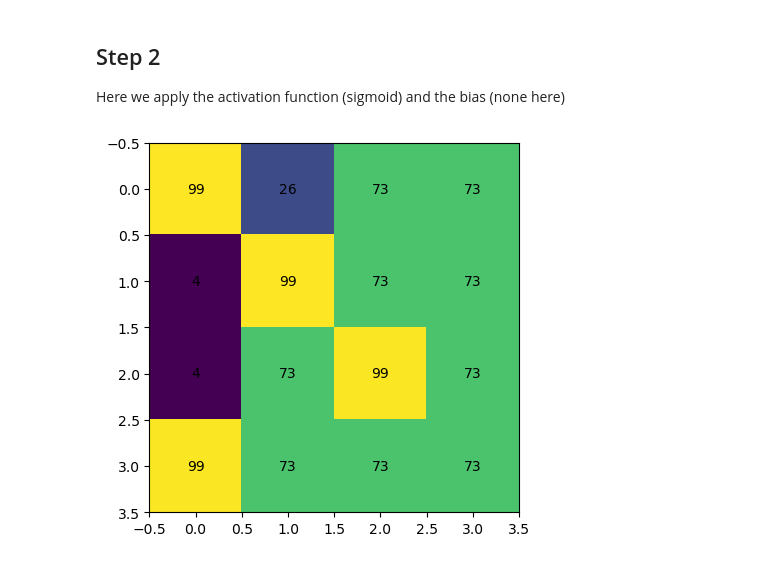
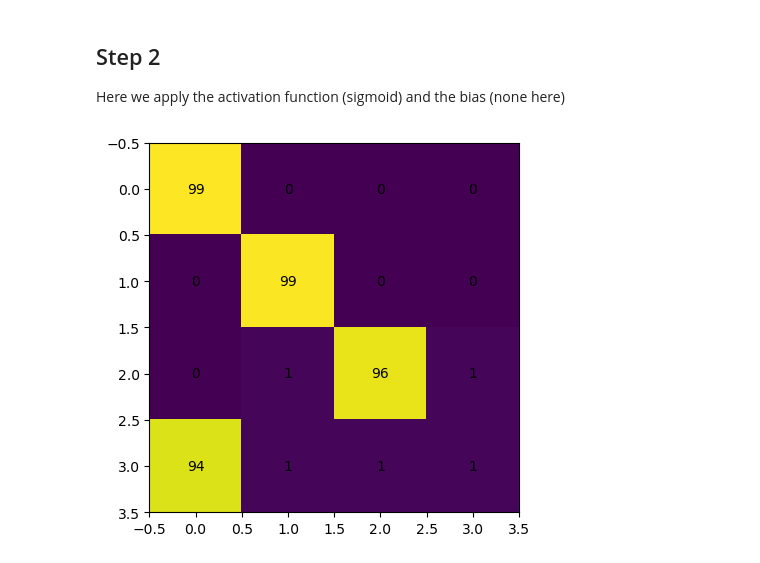
Before and after one commit to seant4/datasciNotebook, a Jupyter notebook: neural_networks/cnn_scratch/cnn.ipynb, the cells around one changed output. Saved outputs shown, nothing was run; the diff lists cells and outputs as text; code cells hidden in the pictures.

```diff
--- a/neural_networks/cnn_scratch/cnn.ipynb
+++ b/neural_networks/cnn_scratch/cnn.ipynb
@@ -10,6 +10,19 @@ The goal of this is to show the creation of feature maps for a CNN. The data cre
 # Activation function
 def sig(x):
     return (1 / (1 + math.exp(-1 * x)))
+
+def smax(m, axis=1):
+    # Ensure the matrix is a NumPy array
+    m = np.asarray(m)
+
+    # Subtract the max value for numerical stability
+    max_values = np.max(m, axis=axis, keepdims=True)
+    e_x = np.exp(m - max_values)
+
+    # Compute softmax
+    softmax_values = e_x / np.sum(e_x, axis=axis, keepdims=True)
+
+    return softmax_values
 # %% [markdown]
 ## Kernel
 The kernel represents the specific feature we are extracting. In this case it is a 3x3 diagonal line
@@ -52,12 +65,16 @@ Here we apply the activation function (sigmoid) and the bias (none here)
 # %%
 fig, ax = plt.subplots()
 for i in range(0, len(fmaps[0])):
     for j in range(0, len(fmaps[i])):
-        fmaps[i][j] = sig(fmaps[i][j])
-im = plt.imshow(fmaps)
+        fmaps[i][j] = fmaps[i][j]
+
+z1 = smax(fmaps)
+im = plt.imshow(z1)
+
+
 
 for i in range(0, len(fmaps[0])):
     for j in range(0, len(fmaps[i])):
-        ax.text(j,i,math.floor(fmaps[i][j] * 100), ha="center", va="center", color="black")
+        ax.text(j,i,math.floor((z1[i][j] * 100)), ha="center", va="center", color="black")
 # %% [output]
-[figure, old version]
+[figure, new version]
```
